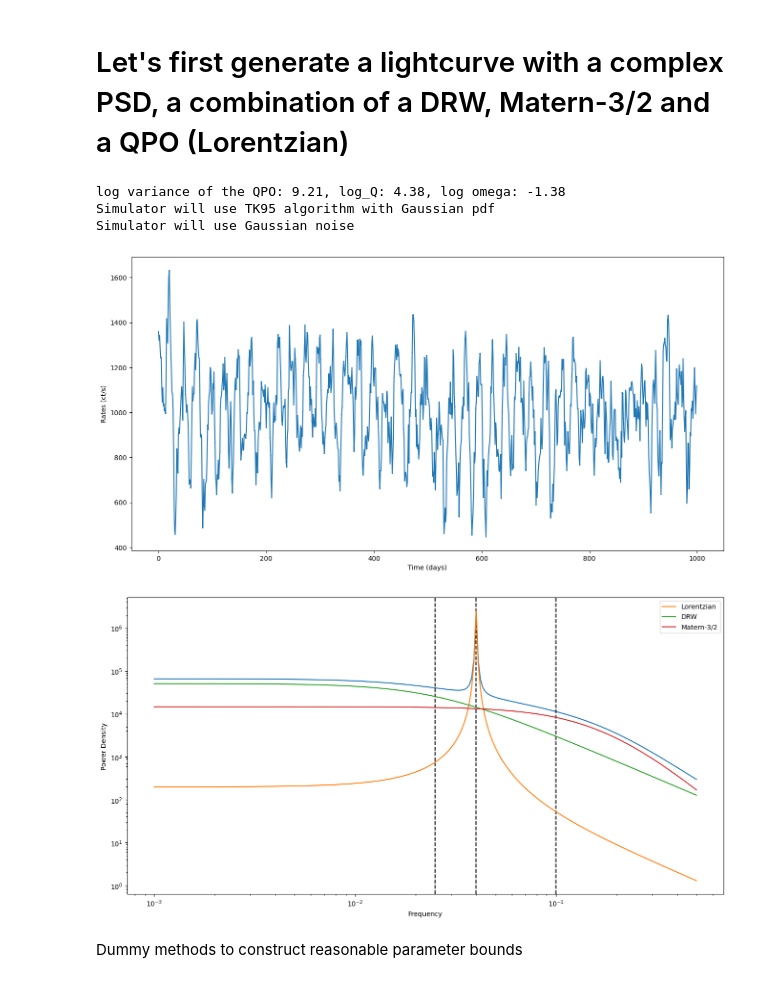
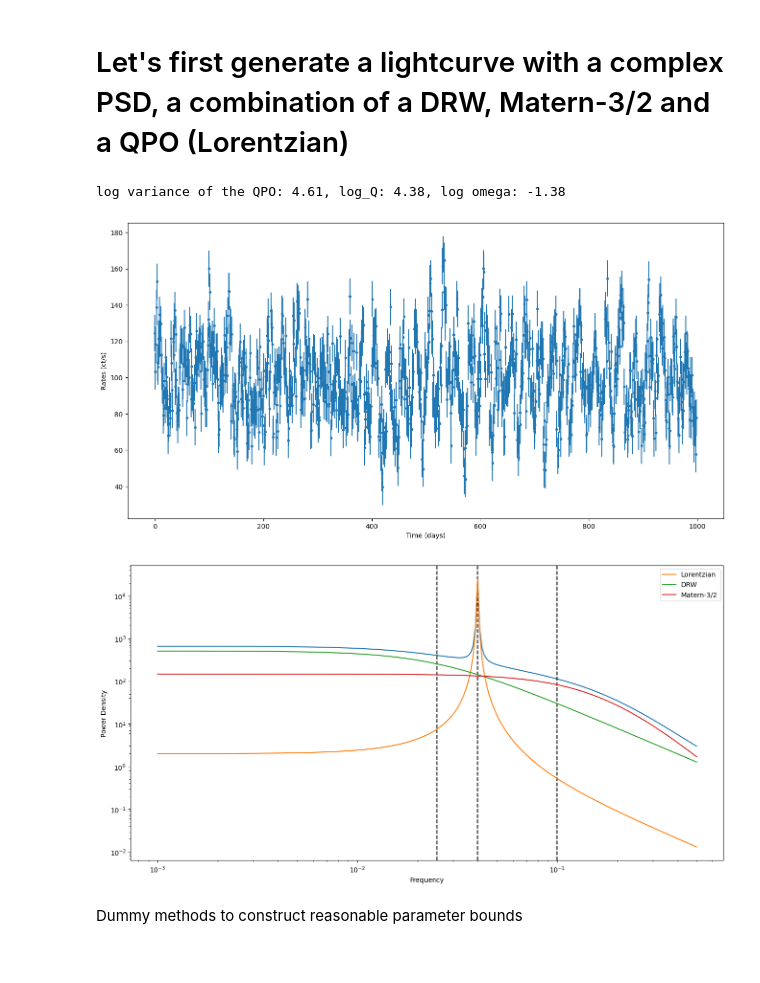
Before and after one commit to andresgur/mind_the_gaps, a Jupyter notebook: notebooks/tutorial_model_selection.ipynb, the cells around one changed output. Drawn from its saved outputs; the diff is of its cells as text; code cells hidden in the pictures.

```diff
--- a/notebooks/tutorial_model_selection.ipynb
+++ b/notebooks/tutorial_model_selection.ipynb
@@ -17,10 +17,9 @@ np.random.seed(10)
 times  = np.arange(0, 1000)
 exposure = np.diff(times)[0]
 
-
 P_qpo = 25 # period of the QPO
 w = 2 * np.pi / P_qpo
-mean = 1000
+mean = 100
 rms = 0.1
 variance_drw = (mean * rms) ** 2  # variance of the DRW (bending powerlaw)
 P_drw = 40
@@ -39,50 +38,48 @@ labels = ["Lorentzian", "DRW", "Matern-3/2"]
 # You can also use Lorentzian from models.celerite_models (which is defined in terms of variance, Q and omega)
 kernel = Lorentzian(log_S0=log_variance_qpo, log_Q=np.log(Q), log_omega0=log_d) \
      + RealTerm(log_a=np.log(variance_drw), log_c=np.log(w_bend)) + Matern32Term(log_sigma_matern,
-                                                                                 log_rho_matern, eps=1e-8)
+                                                                                log_rho_matern, eps=1e-8)
 truth = kernel.get_parameter_vector()
 psd_model = kernel.get_psd
 
-# create simulator object
-simulator = Simulator(psd_model, times, np.ones(len(times)) * exposure, mean, pdf="Gaussian", sigma_noise=1)
+# create simulator object with Gaussian noise
+simulator = Simulator(psd_model, times, np.ones(len(times)) * exposure, mean, pdf="Gaussian",
+                      sigma_noise=10, extension_factor = 2)
 
 # simulate noiseless count rates from the PSD, make the initial lightcurve 2 times as long as the original times
-countrates = simulator.generate_lightcurve(extension_factor = 2)
+countrates = simulator.generate_lightcurve()
 # add (Poisson) noise
 noisy_countrates, dy = simulator.add_noise(countrates)
-
 input_lc = GappyLightcurve(times, noisy_countrates, dy, exposures=exposure)
 
 fig = plt.figure()
-plt.errorbar(times, noisy_countrates, yerr=dy)
+plt.errorbar(times, noisy_countrates, yerr=dy, ls="None", marker=".")
 plt.xlabel("Time (days)")
 plt.ylabel("Rates (ct/s)")
 
 # plot PSD
 df = 1 / input_lc.duration
 nyquist = 1 / (2 * exposure)
 freqs = np.arange(df, nyquist, df)
 fig = plt.figure()
 # remember angular freqs for the PSD models
 plt.plot(freqs, psd_model(2 * np.pi * freqs))
 for p in [P_qpo, P_drw, P_matern]:
     plt.axvline(1 / p, ls="--", color="black")
 
 plt.xlabel("Frequency")
 plt.ylabel("Power Density")
 plt.xscale("log")
 plt.yscale("log")
 for i, term in enumerate(kernel.terms):
     plt.plot(freqs, term.get_psd(2 * np.pi * freqs), label=labels[i])
 plt.legend()
 
 lc_variance = np.var(input_lc.y)
 # %% [output]
-log variance of the QPO: 9.21, log_Q: 4.38, log omega: -1.38
-Simulator will use TK95 algorithm with Gaussian pdf
-Simulator will use Gaussian noise
+log variance of the QPO: 4.61, log_Q: 4.38, log omega: -1.38
-[figure, old version]
+[figure, new version]
-[figure, old version]
+[figure, new version]
 # %% [markdown]
 Dummy methods to construct reasonable parameter bounds
 # %%
```
Also changed, not shown: parts of 6 cells of this notebook, 4 other files.
